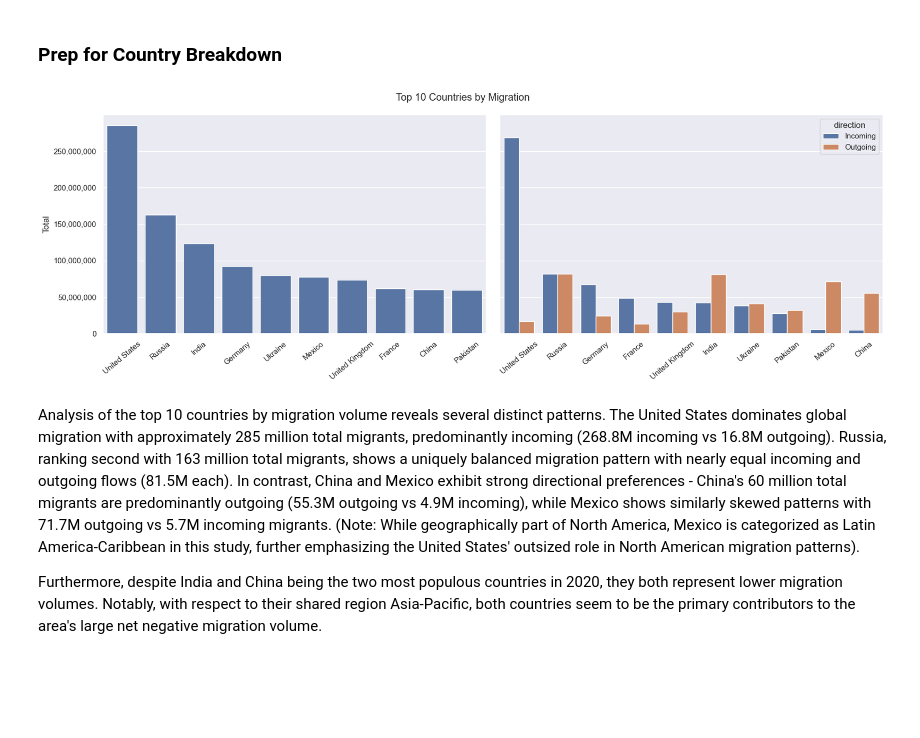
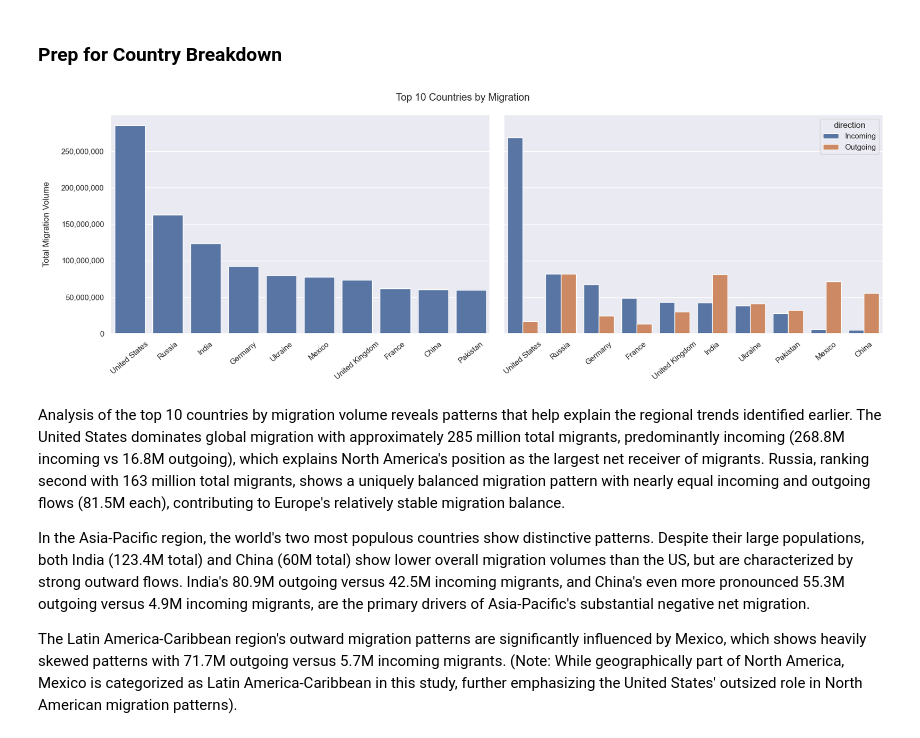
Before and after one commit to kmogarro/portfolio, a Jupyter notebook: python-projects/Global_Religious_Migration_Analysis_1990-2020/global_religious_migration_1990-2020_v3.ipynb, the cells around one changed output. Saved outputs shown, nothing was run; the diff lists cells and outputs as text; code cells hidden in the pictures; blank space fills up the shorter version.

```diff
--- a/python-projects/Global_Religious_Migration_Analysis_1990-2020/global_religious_migration_1990-2020_v3.ipynb
+++ b/python-projects/Global_Religious_Migration_Analysis_1990-2020/global_religious_migration_1990-2020_v3.ipynb
@@ -369,55 +395,75 @@ Furthermore, regional migration patterns show distinct religious compositions. D
 # %% [markdown]
 ### Prep for Country Breakdown
 # %%
-country_level_df = migration[(migration['level'] == 1) & (migration['religion'] != 'All')].copy() #Creating country-level copy of original dataframe, filtering out 'All' religion value for cleaner approach
-country_level_df
+country_level_df = migration[(migration['level'] == 1) & (migration['religion'] != 'All')].copy() # Creating country-level copy of original dataframe, filtering out 'All' religion value for cleaner approach
+country_level_df['religion'] = country_level_df['religion'].cat.remove_categories(['All']) # Removing 'All' from category so it doesn't show up in charts
+
 
 # Top 10 Countries by Total Global Migration
-pivoted_country_df = country_level_df.pivot_table(
+country_direction_totals = country_level_df.pivot_table(
     index='country',
     columns='direction',
     values='count',
     aggfunc='sum')
 
-pivoted_country_df['Total'] = pivoted_country_df['Incoming'] + pivoted_country_df['Outgoing'] # Adding Totals column
-top_10 = pivoted_country_df.sort_values('Total', ascending=False).head(10) # Storing top 10 countries with largest migration volume
+country_direction_totals['Total'] = country_direction_totals['Incoming'] + country_direction_totals['Outgoing'] # Adding Totals column
+top_10_totals = country_direction_totals.sort_values('Total', ascending=False).head(10) # Storing top 10 countries with largest migration volume
 
 # Top 10 Countries Incoming vs Outgoing Migration
-top10_incoming_vs_outgoing_df = top_10.reset_index().melt(id_vars='country',
+top_10_direction_comparison = top_10_totals.reset_index().melt(id_vars='country',
             value_vars=['Incoming', 'Outgoing'],
             var_name='direction',
             value_name='Total Migration Volume' )
+
+# Migration Trends by Top 10 Countries
+high_vol_countries = ['United States', 'Russia', 'India','Germany'] #store high migration countries
+high_vol = country_level_df[country_level_df['country'].isin(high_vol_countries)] #filter country level dataframe for high volume countries
+high_vol_trends = high_vol.pivot_table(index='year', columns='country', values='count', aggfunc='sum')
+
+low_vol_countries = ['Ukraine', 'Mexico', 'United Kingdom', 'France', 'China', 'Pakistan'] #store low migration countries
+low_vol = country_level_df[country_level_df['country'].isin(low_vol_countries)] #filter country level dataframe for low volume countries
+low_vol_trends = low_vol.pivot_table(index='year', columns='country', values='count', aggfunc='sum')
+
+# Religious Composition of Highest Migration Countries
+top10_df = country_level_df[country_level_df['country'].isin(top_10_totals.index.tolist())]
+country_religion_composition = top10_df.pivot_table(index=['country', 'religion'], values='percent').reset_index()
+
+europe = ['France', 'Germany', 'Russia', 'Ukraine', 'United Kingdom']
+north_america_latin = ['United States', 'Mexico']
+asia_pacific = ['China', 'India', 'Pakistan']
 # %%
 fig, (ax1, ax2) = plt.subplots(1, 2, figsize=(17, 6), sharey=True)
 
-sns.barplot(data=top_10,
+sns.barplot(data=top_10_totals,
             x='country',
             y='Total',
             ax=ax1)
 
 format_numbers(ax1)
 ax1.tick_params(axis='x', rotation=40)
-
 ax1.set_xlabel('')
+ax1.set_ylabel('Total Migration Volume', labelpad=15)
 
 # ---ax2
-order = top10_incoming_vs_outgoing_df[top10_incoming_vs_outgoing_df['direction'] == 'Incoming'].sort_values('Total Migration Volume', ascending=False)['country']
+order = top_10_direction_comparison[top_10_direction_comparison['direction'] == 'Incoming'].sort_values('Total Migration Volume', ascending=False)['country']
 
-sns.barplot(top10_incoming_vs_outgoing_df,
+sns.barplot(top_10_direction_comparison,
             x='country',
             y='Total Migration Volume',
             hue='direction', ax=ax2,
             order=order)
 
 format_numbers(ax2)
 ax2.tick_params(axis='x', rotation=40)
 ax2.set_xlabel('')
 
 plt.suptitle('Top 10 Countries by Migration')
 plt.tight_layout()
 # %% [output]
-[figure, old version]
+[figure, new version]
 # %% [markdown]
-Analysis of the top 10 countries by migration volume reveals several distinct patterns. The United States dominates global migration with approximately 285 million total migrants, predominantly incoming (268.8M incoming vs 16.8M outgoing). Russia, ranking second with 163 million total migrants, shows a uniquely balanced migration pattern with nearly equal incoming and outgoing flows (81.5M each). In contrast, China and Mexico exhibit strong directional preferences - China's 60 million total migrants are predominantly outgoing (55.3M outgoing vs 4.9M incoming), while Mexico shows similarly skewed patterns with 71.7M outgoing vs 5.7M incoming migrants. (Note: While geographically part of North America, Mexico is categorized as Latin America-Caribbean in this study, further emphasizing the United States' outsized role in North American migration patterns).
+Analysis of the top 10 countries by migration volume reveals patterns that help explain the regional trends identified earlier. The United States dominates global migration with approximately 285 million total migrants, predominantly incoming (268.8M incoming vs 16.8M outgoing), which explains North America's position as the largest net receiver of migrants. Russia, ranking second with 163 million total migrants, shows a uniquely balanced migration pattern with nearly equal incoming and outgoing flows (81.5M each), contributing to Europe's relatively stable migration balance.
 
-Furthermore, despite India and China being the two most populous countries in 2020, they both represent lower migration volumes. Notably, with respect to their shared region Asia-Pacific, both countries seem to be the primary contributors to the area's large net negative migration volume.
+In the Asia-Pacific region, the world's two most populous countries show distinctive patterns. Despite their large populations, both India (123.4M total) and China (60M total) show lower overall migration volumes than the US, but are characterized by strong outward flows. India's 80.9M outgoing versus 42.5M incoming migrants, and China's even more pronounced 55.3M outgoing versus 4.9M incoming migrants, are the primary drivers of Asia-Pacific's substantial negative net migration.
+
+The Latin America-Caribbean region's outward migration patterns are significantly influenced by Mexico, which shows heavily skewed patterns with 71.7M outgoing versus 5.7M incoming migrants. (Note: While geographically part of North America, Mexico is categorized as Latin America-Caribbean in this study, further emphasizing the United States' outsized role in North American migration patterns).
```
Also changed, not shown: parts of 9 cells of this notebook.
